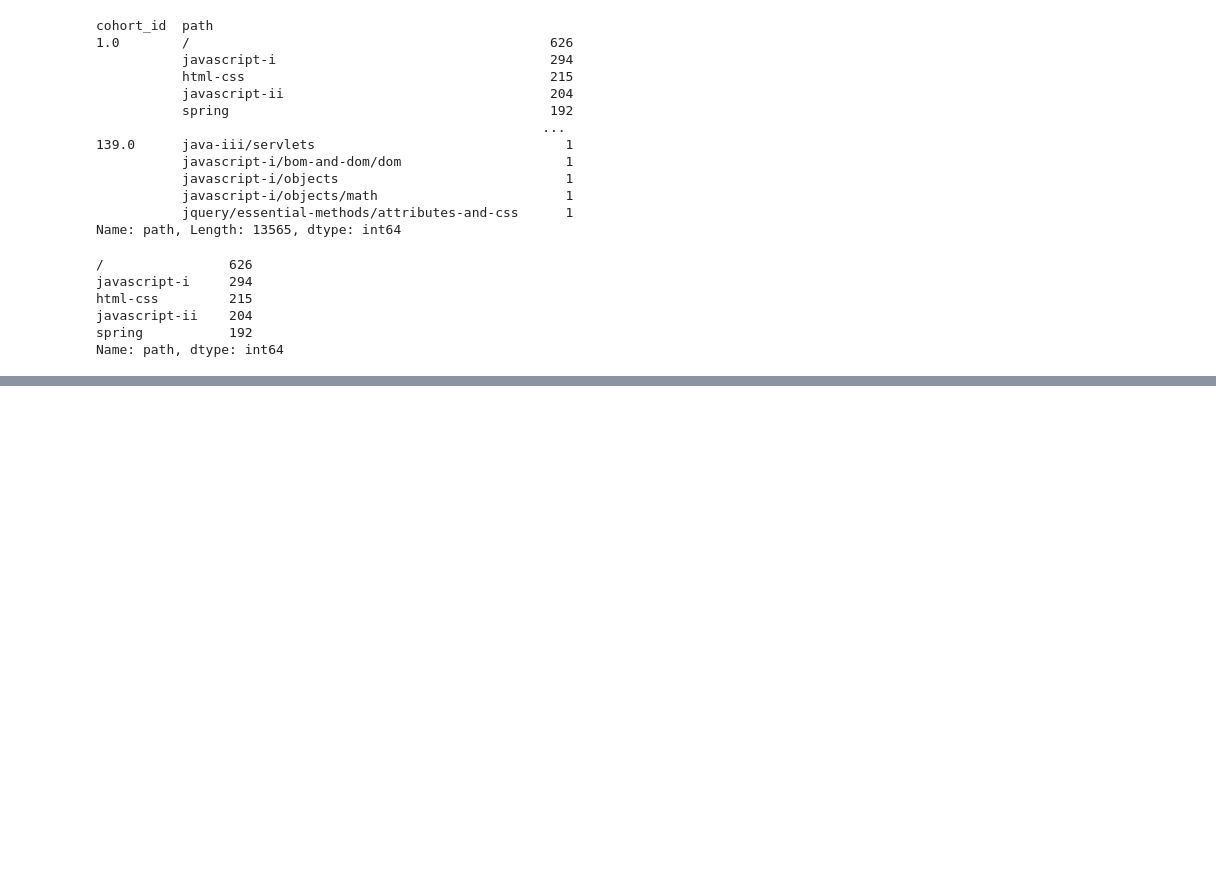
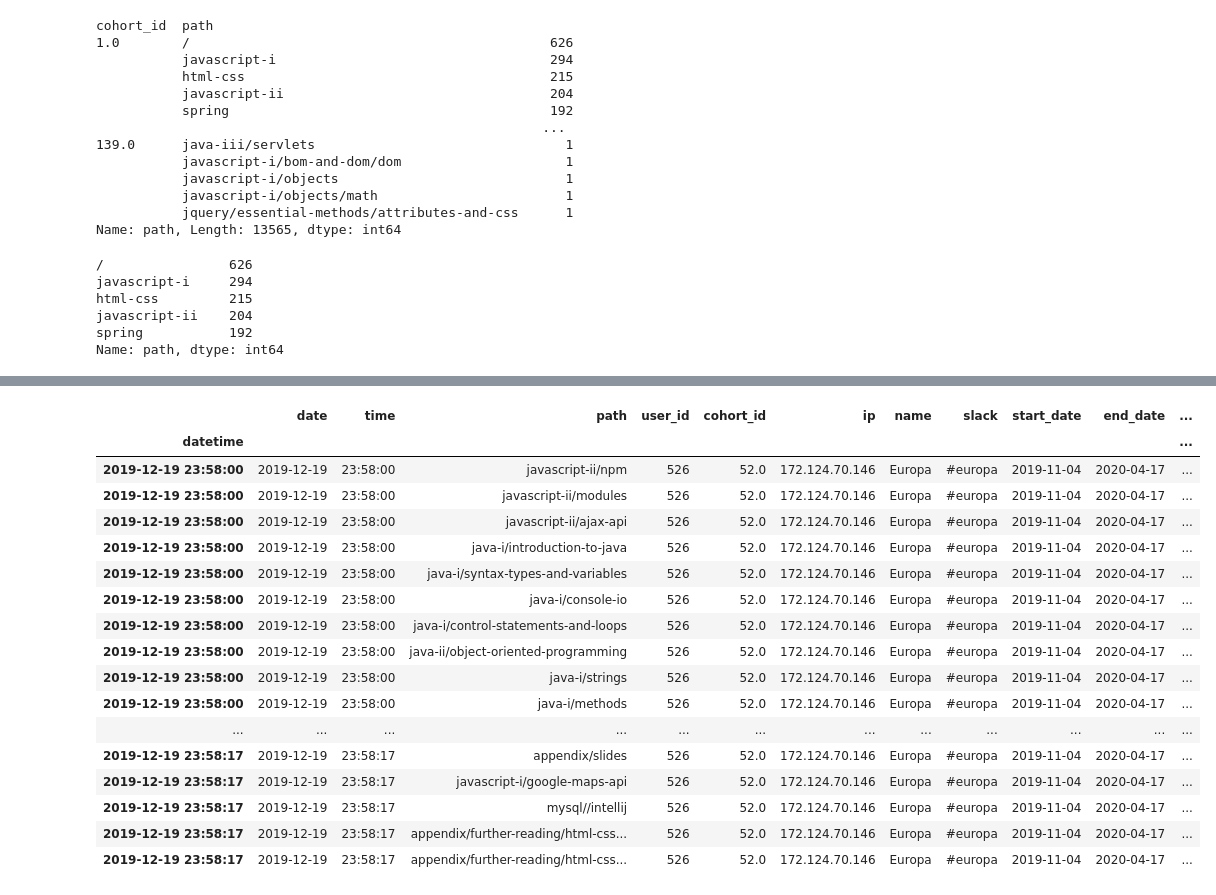
Before and after one commit to lopezelihezer/anomaly-detection-project, a Jupyter notebook: Anomaly_Detection_Project.ipynb, the cells around one changed output, grey strips where cells are left out. Saved outputs shown, nothing was run; the diff lists cells and outputs as text; code cells hidden in the pictures; blank space fills up the shorter version.

```diff
--- a/Anomaly_Detection_Project.ipynb
+++ b/Anomaly_Detection_Project.ipynb
@@ -363,0 +565,23 @@ for i in df['cohort_id']:
+# %%
+df.loc['2019-12-19 23:58:00':'2019-12-19 23:59:00']
+# user 526, ip = 172.124.70.146, cohort = Europa
+# accessed multiple lessons in under a minute
+# %% [output]
+|  | date | time | path | user_id | cohort_id | ip | name | slack | start_date | end_date | ... |
+| datetime |  |  |  |  |  |  |  |  |  |  | ... |
+| 2019-12-19 23:58:00 | 2019-12-19 | 23:58:00 | javascript-ii/npm | 526 | 52.0 | 172.124.70.146 | Europa | #europa | 2019-11-04 | 2020-04-17 | ... |
+| 2019-12-19 23:58:00 | 2019-12-19 | 23:58:00 | javascript-ii/modules | 526 | 52.0 | 172.124.70.146 | Europa | #europa | 2019-11-04 | 2020-04-17 | ... |
+| 2019-12-19 23:58:00 | 2019-12-19 | 23:58:00 | javascript-ii/ajax-api | 526 | 52.0 | 172.124.70.146 | Europa | #europa | 2019-11-04 | 2020-04-17 | ... |
+| 2019-12-19 23:58:00 | 2019-12-19 | 23:58:00 | java-i/introduction-to-java | 526 | 52.0 | 172.124.70.146 | Europa | #europa | 2019-11-04 | 2020-04-17 | ... |
+| 2019-12-19 23:58:00 | 2019-12-19 | 23:58:00 | java-i/syntax-types-and-variables | 526 | 52.0 | 172.124.70.146 | Europa | #europa | 2019-11-04 | 2020-04-17 | ... |
+| 2019-12-19 23:58:00 | 2019-12-19 | 23:58:00 | java-i/console-io | 526 | 52.0 | 172.124.70.146 | Europa | #europa | 2019-11-04 | 2020-04-17 | ... |
+| 2019-12-19 23:58:00 | 2019-12-19 | 23:58:00 | java-i/control-statements-and-loops | 526 | 52.0 | 172.124.70.146 | Europa | #europa | 2019-11-04 | 2020-04-17 | ... |
+| 2019-12-19 23:58:00 | 2019-12-19 | 23:58:00 | java-ii/object-oriented-programming | 526 | 52.0 | 172.124.70.146 | Europa | #europa | 2019-11-04 | 2020-04-17 | ... |
+| 2019-12-19 23:58:00 | 2019-12-19 | 23:58:00 | java-i/strings | 526 | 52.0 | 172.124.70.146 | Europa | #europa | 2019-11-04 | 2020-04-17 | ... |
+| 2019-12-19 23:58:00 | 2019-12-19 | 23:58:00 | java-i/methods | 526 | 52.0 | 172.124.70.146 | Europa | #europa | 2019-11-04 | 2020-04-17 | ... |
+| ... | ... | ... | ... | ... | ... | ... | ... | ... | ... | ... | ... |
+| 2019-12-19 23:58:17 | 2019-12-19 | 23:58:17 | appendix/slides | 526 | 52.0 | 172.124.70.146 | Europa | #europa | 2019-11-04 | 2020-04-17 | ... |
+| 2019-12-19 23:58:17 | 2019-12-19 | 23:58:17 | javascript-i/google-maps-api | 526 | 52.0 | 172.124.70.146 | Europa | #europa | 2019-11-04 | 2020-04-17 | ... |
+| 2019-12-19 23:58:17 | 2019-12-19 | 23:58:17 | mysql//intellij | 526 | 52.0 | 172.124.70.146 | Europa | #europa | 2019-11-04 | 2020-04-17 | ... |
+| 2019-12-19 23:58:17 | 2019-12-19 | 23:58:17 | appendix/further-reading/html-css... | 526 | 52.0 | 172.124.70.146 | Europa | #europa | 2019-11-04 | 2020-04-17 | ... |
+| 2019-12-19 23:58:17 | 2019-12-19 | 23:58:17 | appendix/further-reading/html-css... | 526 | 52.0 | 172.124.70.146 | Europa | #europa | 2019-11-04 | 2020-04-17 | ... |
```
Also changed, not shown: parts of 38 cells of this notebook.
